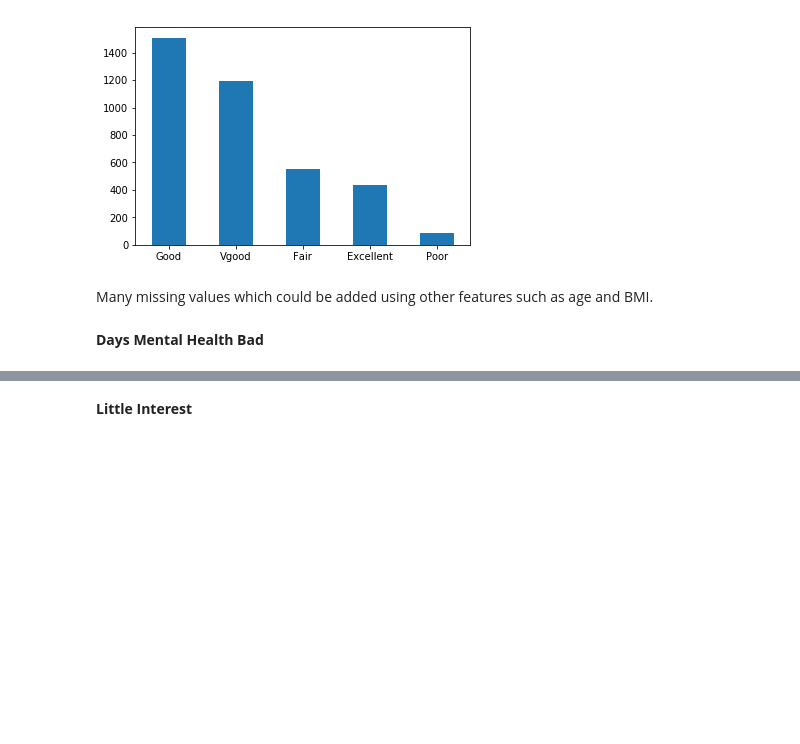
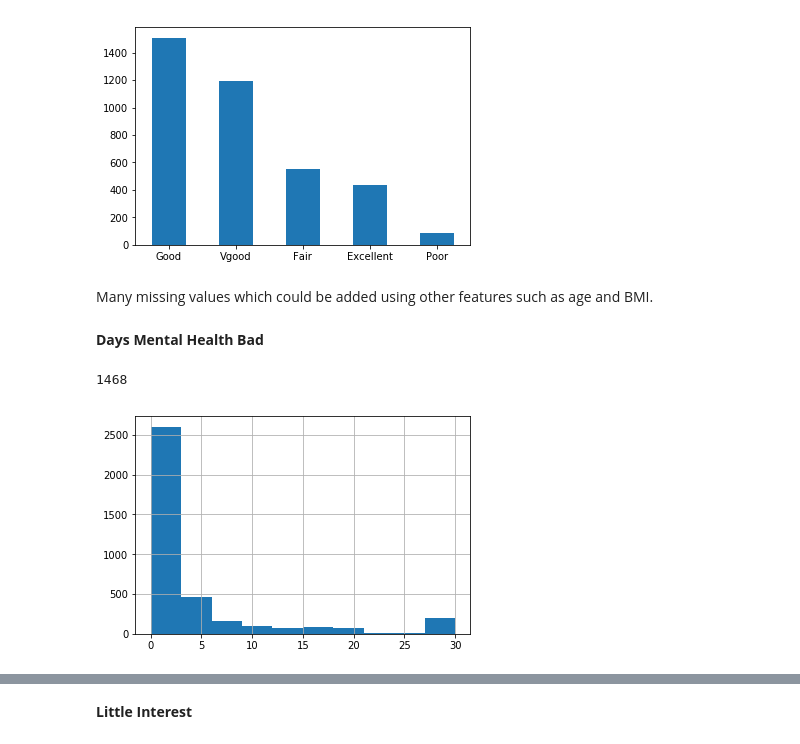
Before and after one commit to lucas-ubm/MaastrichtFlu, a Jupyter notebook: kaggle_starter.ipynb, the cells around one changed output, grey strips where cells are left out. Saved outputs shown, nothing was run; the diff lists cells and outputs as text; code cells hidden in the pictures; blank space fills up the shorter version.

```diff
--- a/kaggle_starter.ipynb
+++ b/kaggle_starter.ipynb
@@ -519,0 +518,9 @@ f
+# %%
+df['DaysMentHlthBad'].isna().sum()
+# %% [output]
+1468
+# %%
+df['DaysMentHlthBad'].hist()
+plt.show()
+# %% [output]
+[figure, added]
```
Also changed, not shown: parts of 29 cells of this notebook.
